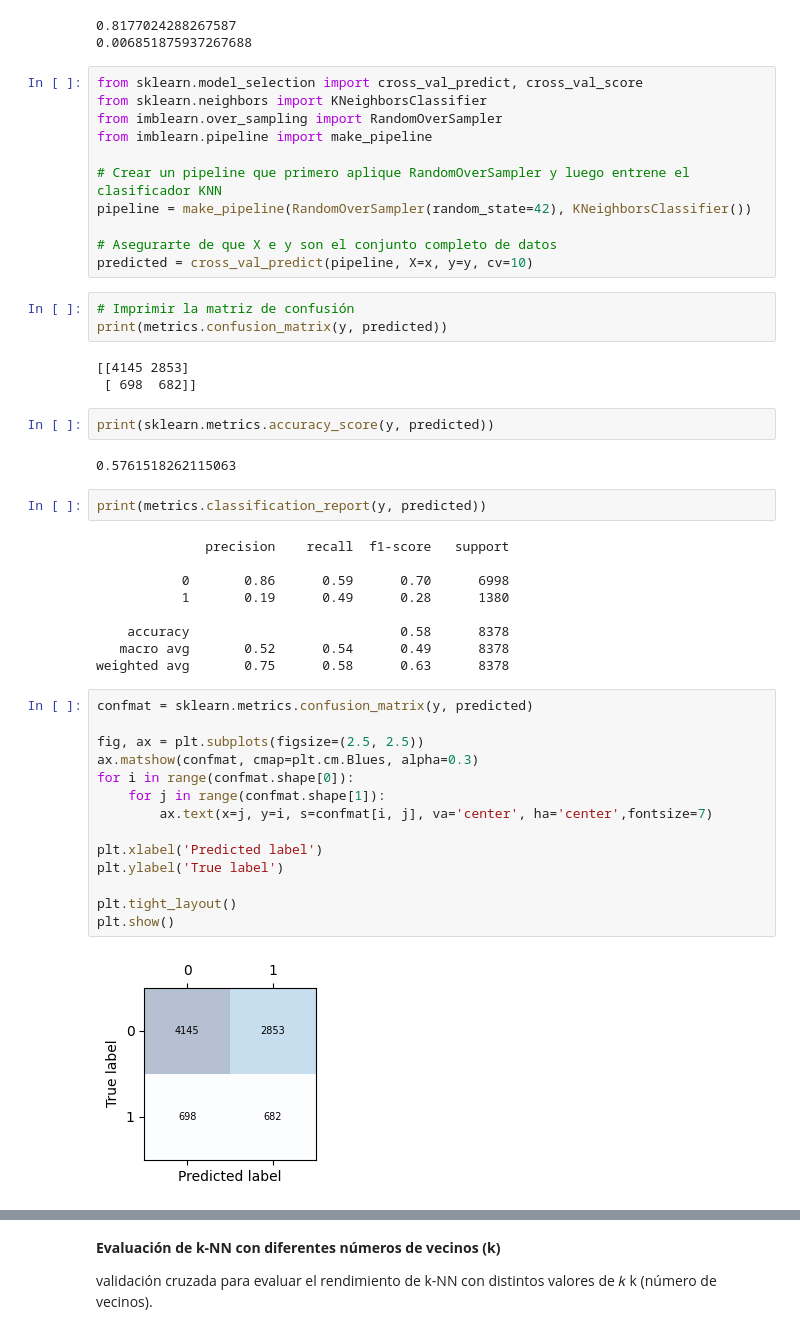
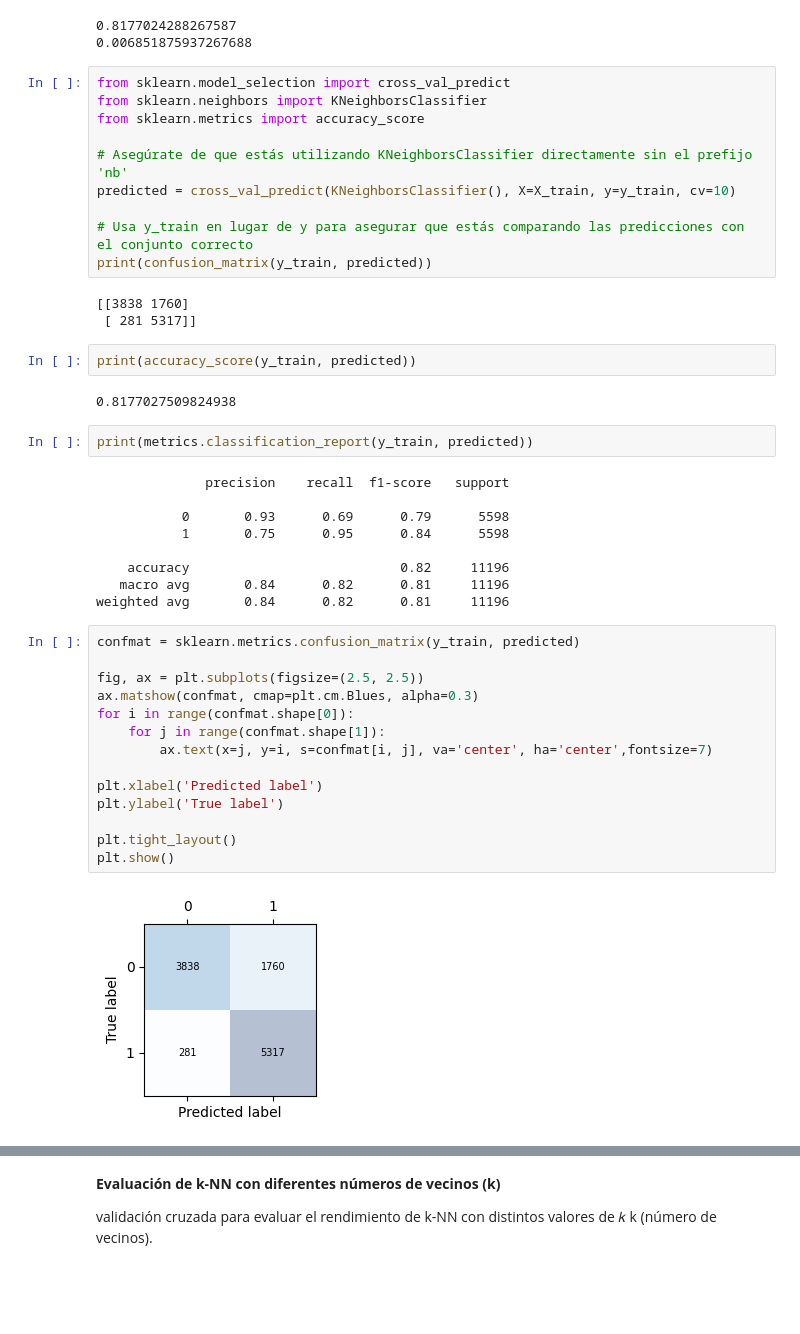
Before and after one commit to Lvago/MD_D1_3_12, a Jupyter notebook: Projecte2/KNN_1.ipynb, the cells around one changed output, grey strips where cells are left out. Drawn from its saved outputs; the diff is of its cells as text; blank space fills up the shorter version.

```diff
--- a/Projecte2/KNN_1.ipynb
+++ b/Projecte2/KNN_1.ipynb
@@ -201,51 +198,47 @@ print(np.std(cv_scores))
 # %% [output]
 0.8177024288267587
 0.006851875937267688
-# %%
-from sklearn.model_selection import cross_val_predict, cross_val_score
-from sklearn.neighbors import KNeighborsClassifier
-from imblearn.over_sampling import RandomOverSampler
-from imblearn.pipeline import make_pipeline
-
-# Crear un pipeline que primero aplique RandomOverSampler y luego entrene el clasificador KNN
-pipeline = make_pipeline(RandomOverSampler(random_state=42), KNeighborsClassifier())
-
-# Asegurarte de que X e y son el conjunto completo de datos
-predicted = cross_val_predict(pipeline, X=x, y=y, cv=10)
-# %%
-# Imprimir la matriz de confusión
-print(metrics.confusion_matrix(y, predicted))
-# %% [output]
-[[4145 2853]
- [ 698  682]]
+# %%
+from sklearn.model_selection import cross_val_predict
+from sklearn.neighbors import KNeighborsClassifier
+from sklearn.metrics import accuracy_score
+
+# Asegúrate de que estás utilizando KNeighborsClassifier directamente sin el prefijo 'nb'
+predicted = cross_val_predict(KNeighborsClassifier(), X=X_train, y=y_train, cv=10)
+
+# Usa y_train en lugar de y para asegurar que estás comparando las predicciones con el conjunto correcto
+print(confusion_matrix(y_train, predicted))
+# %% [output]
+[[3838 1760]
+ [ 281 5317]]
 # %%
-print(sklearn.metrics.accuracy_score(y, predicted))
+print(accuracy_score(y_train, predicted))
 # %% [output]
-0.5761518262115063
+0.8177027509824938
 # %%
-print(metrics.classification_report(y, predicted))
+print(metrics.classification_report(y_train, predicted))
 # %% [output]
               precision    recall  f1-score   support
 
-           0       0.86      0.59      0.70      6998
-           1       0.19      0.49      0.28      1380
+           0       0.93      0.69      0.79      5598
+           1       0.75      0.95      0.84      5598
 
-    accuracy                           0.58      8378
-   macro avg       0.52      0.54      0.49      8378
-weighted avg       0.75      0.58      0.63      8378
+    accuracy                           0.82     11196
+   macro avg       0.84      0.82      0.81     11196
+weighted avg       0.84      0.82      0.81     11196
 # %%
-confmat = sklearn.metrics.confusion_matrix(y, predicted)
+confmat = sklearn.metrics.confusion_matrix(y_train, predicted)
 
 fig, ax = plt.subplots(figsize=(2.5, 2.5))
 ax.matshow(confmat, cmap=plt.cm.Blues, alpha=0.3)
 for i in range(confmat.shape[0]):
     for j in range(confmat.shape[1]):
         ax.text(x=j, y=i, s=confmat[i, j], va='center', ha='center',fontsize=7)
 
 plt.xlabel('Predicted label')
 plt.ylabel('True label')
 
 plt.tight_layout()
 plt.show()
 # %% [output]
-[figure, old version]
+[figure, new version]
```
Also changed, not shown: parts of 6 cells of this notebook.
